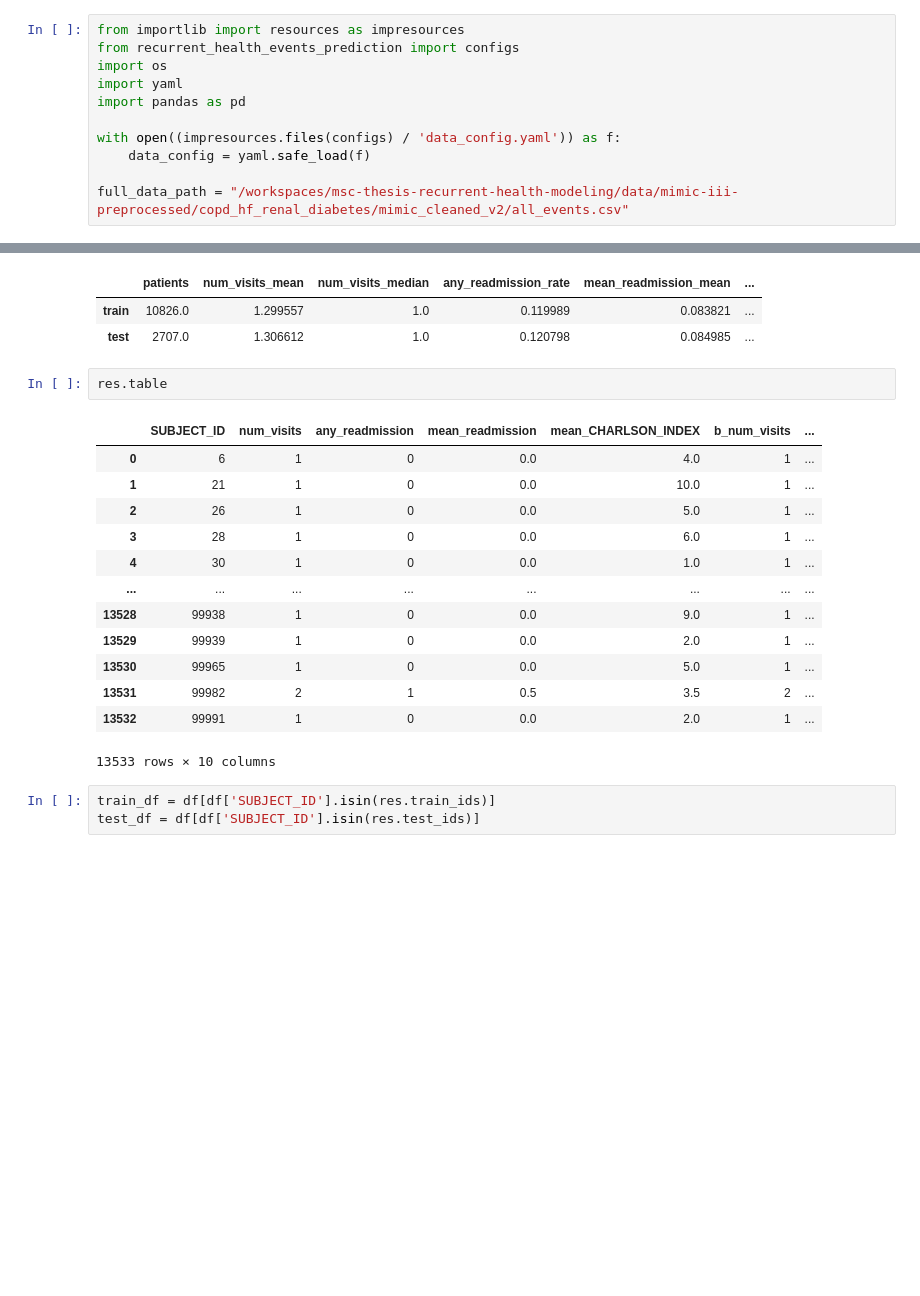
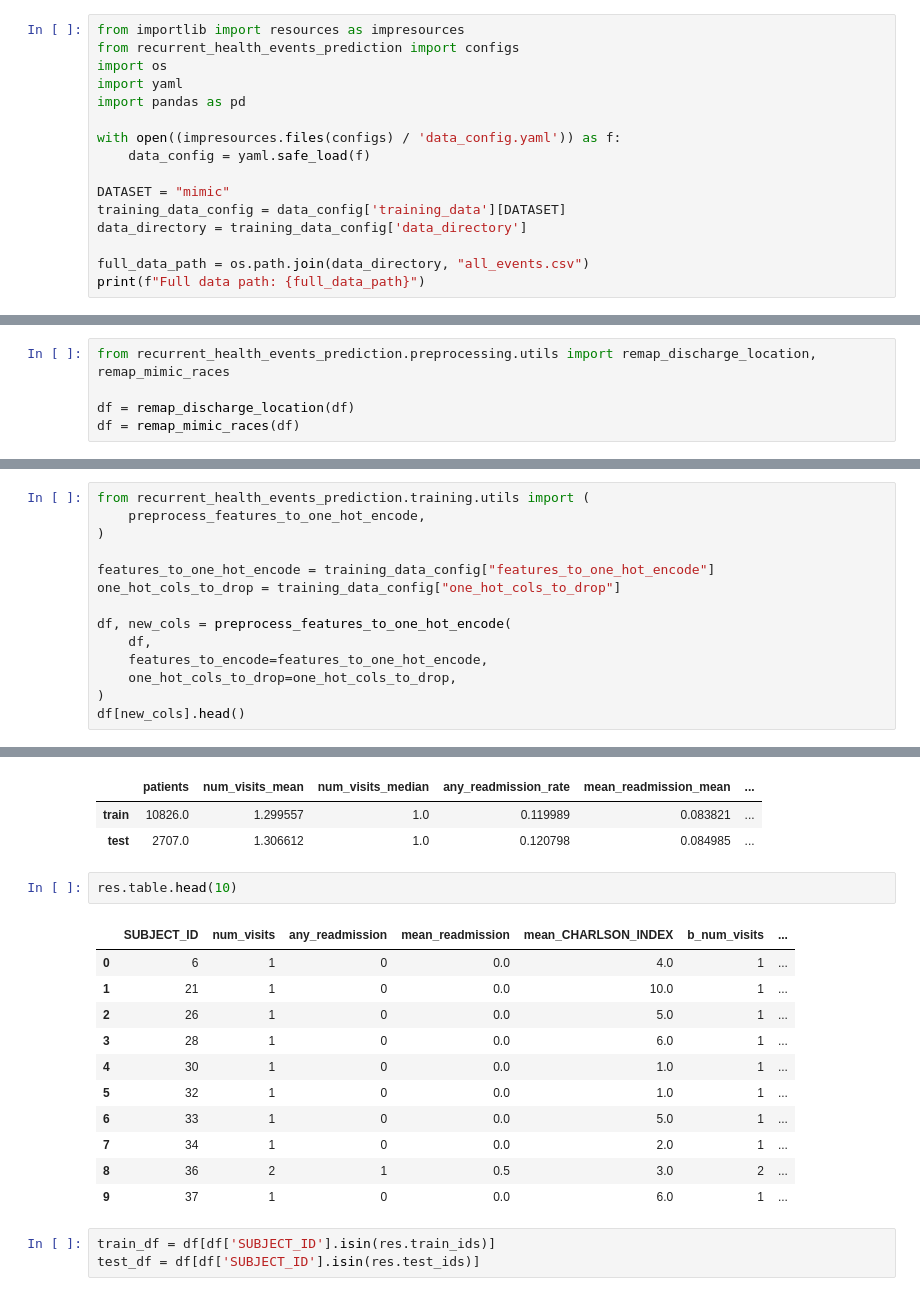
Before and after one commit to LucasVon0645/msc-thesis-recurrent-health-modeling, a Jupyter notebook: recurrent_health_events_prediction/training/notebooks/split_data.ipynb, the cells around one changed output, grey strips where cells are left out. Cells and saved outputs as stored; diff of their text form; blank space fills up the shorter version.

```diff
--- a/recurrent_health_events_prediction/training/notebooks/split_data.ipynb
+++ b/recurrent_health_events_prediction/training/notebooks/split_data.ipynb
@@ -10,4 +10,9 @@ import pandas as pd
 with open((impresources.files(configs) / 'data_config.yaml')) as f:
     data_config = yaml.safe_load(f)
 
-full_data_path = "/workspaces/msc-thesis-recurrent-health-modeling/data/mimic-iii-preprocessed/copd_hf_renal_diabetes/mimic_cleaned_v2/all_events.csv"
+DATASET = "mimic"
+training_data_config = data_config['training_data'][DATASET]
+data_directory = training_data_config['data_directory']
+
+full_data_path = os.path.join(data_directory, "all_events.csv")
+print(f"Full data path: {full_data_path}")
@@ -25,0 +40,5 @@ df.head()
+# %%
+from recurrent_health_events_prediction.preprocessing.utils import remap_discharge_location, remap_mimic_races
+
+df = remap_discharge_location(df)
+df = remap_mimic_races(df)
@@ -25,0 +47,14 @@ df.head()
+# %%
+from recurrent_health_events_prediction.training.utils import (
+    preprocess_features_to_one_hot_encode,
+)
+
+features_to_one_hot_encode = training_data_config["features_to_one_hot_encode"]
+one_hot_cols_to_drop = training_data_config["one_hot_cols_to_drop"]
+
+df, new_cols = preprocess_features_to_one_hot_encode(
+    df,
+    features_to_encode=features_to_one_hot_encode,
+    one_hot_cols_to_drop=one_hot_cols_to_drop,
+)
+df[new_cols].head()
@@ -42,21 +86,19 @@ res.balance_report
 | train | 10826.0 | 1.299557 | 1.0 | 0.119989 | 0.083821 | ... |
 | test | 2707.0 | 1.306612 | 1.0 | 0.120798 | 0.084985 | ... |
 # %%
-res.table
+res.table.head(10)
 # %% [output]
 |  | SUBJECT_ID | num_visits | any_readmission | mean_readmission | mean_CHARLSON_INDEX | b_num_visits | ... |
 | 0 | 6 | 1 | 0 | 0.0 | 4.0 | 1 | ... |
 | 1 | 21 | 1 | 0 | 0.0 | 10.0 | 1 | ... |
 | 2 | 26 | 1 | 0 | 0.0 | 5.0 | 1 | ... |
 | 3 | 28 | 1 | 0 | 0.0 | 6.0 | 1 | ... |
 | 4 | 30 | 1 | 0 | 0.0 | 1.0 | 1 | ... |
-| ... | ... | ... | ... | ... | ... | ... | ... |
-| 13528 | 99938 | 1 | 0 | 0.0 | 9.0 | 1 | ... |
-| 13529 | 99939 | 1 | 0 | 0.0 | 2.0 | 1 | ... |
-| 13530 | 99965 | 1 | 0 | 0.0 | 5.0 | 1 | ... |
-| 13531 | 99982 | 2 | 1 | 0.5 | 3.5 | 2 | ... |
-| 13532 | 99991 | 1 | 0 | 0.0 | 2.0 | 1 | ... |
+| 5 | 32 | 1 | 0 | 0.0 | 1.0 | 1 | ... |
+| 6 | 33 | 1 | 0 | 0.0 | 5.0 | 1 | ... |
+| 7 | 34 | 1 | 0 | 0.0 | 2.0 | 1 | ... |
+| 8 | 36 | 2 | 1 | 0.5 | 3.0 | 2 | ... |
+| 9 | 37 | 1 | 0 | 0.0 | 6.0 | 1 | ... |
-13533 rows × 10 columns
 # %%
 train_df = df[df['SUBJECT_ID'].isin(res.train_ids)]
 test_df = df[df['SUBJECT_ID'].isin(res.test_ids)]
```
Also changed, not shown: parts of 16 cells of this notebook, 5 other files.
